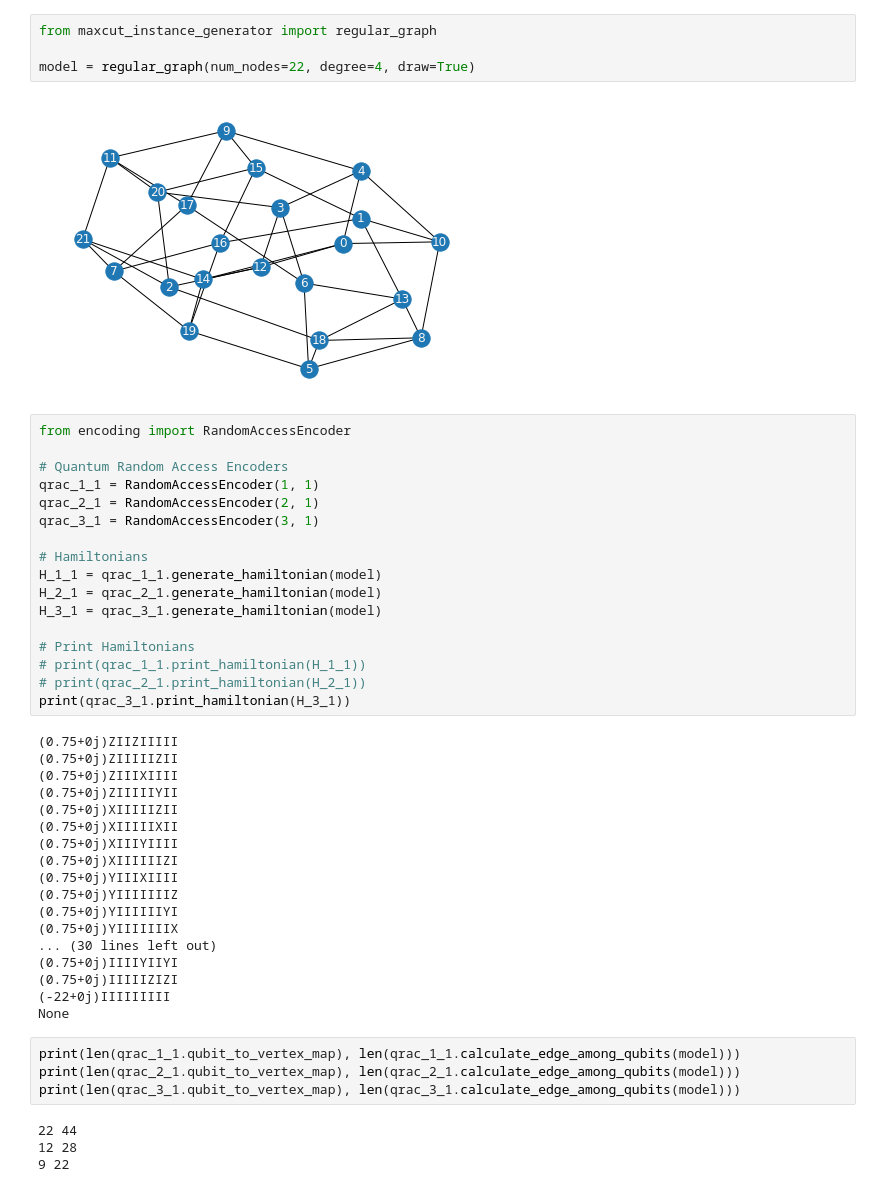
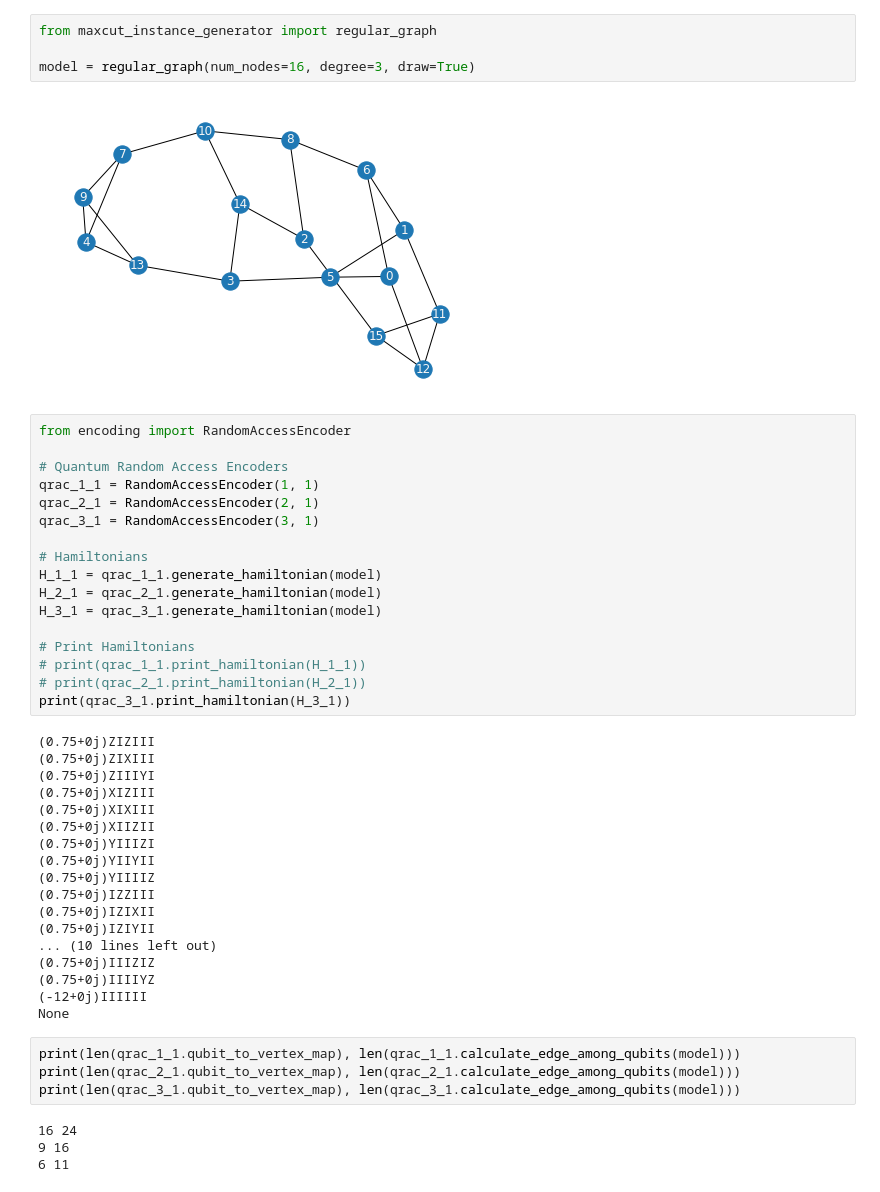
Before and after one commit to terapoon/qrao_experiment, a Jupyter notebook: qulacs/play_ground.ipynb, the cells around one changed output. Drawn from its saved outputs; the diff is of its cells as text.

```diff
--- a/qulacs/play_ground.ipynb
+++ b/qulacs/play_ground.ipynb
@@ -1,9 +1,9 @@
 # %%
 from maxcut_instance_generator import regular_graph
 
-model = regular_graph(num_nodes=22, degree=4, draw=True)
+model = regular_graph(num_nodes=16, degree=3, draw=True)
 # %% [output]
-[figure, old version]
+[figure, new version]
 # %%
 from encoding import RandomAccessEncoder
 
@@ -22,31 +22,31 @@ H_3_1 = qrac_3_1.generate_hamiltonian(model)
 # print(qrac_2_1.print_hamiltonian(H_2_1))
 print(qrac_3_1.print_hamiltonian(H_3_1))
 # %% [output]
-(0.75+0j)ZIIZIIIII
-(0.75+0j)ZIIIIIZII
-(0.75+0j)ZIIIXIIII
-(0.75+0j)ZIIIIIYII
-(0.75+0j)XIIIIIZII
-(0.75+0j)XIIIIIXII
-(0.75+0j)XIIIYIIII
-(0.75+0j)XIIIIIIZI
-(0.75+0j)YIIIXIIII
-(0.75+0j)YIIIIIIIZ
-(0.75+0j)YIIIIIIYI
-(0.75+0j)YIIIIIIIX
-... (30 lines left out)
-(0.75+0j)IIIIYIIYI
-(0.75+0j)IIIIIZIZI
-(-22+0j)IIIIIIIII
+(0.75+0j)ZIZIII
+(0.75+0j)ZIXIII
+(0.75+0j)ZIIIYI
+(0.75+0j)XIZIII
+(0.75+0j)XIXIII
+(0.75+0j)XIIZII
+(0.75+0j)YIIIZI
+(0.75+0j)YIIYII
+(0.75+0j)YIIIIZ
+(0.75+0j)IZZIII
+(0.75+0j)IZIXII
+(0.75+0j)IZIYII
+... (10 lines left out)
+(0.75+0j)IIIZIZ
+(0.75+0j)IIIIYZ
+(-12+0j)IIIIII
 None
 # %%
 print(len(qrac_1_1.qubit_to_vertex_map), len(qrac_1_1.calculate_edge_among_qubits(model)))
 print(len(qrac_2_1.qubit_to_vertex_map), len(qrac_2_1.calculate_edge_among_qubits(model)))
 print(len(qrac_3_1.qubit_to_vertex_map), len(qrac_3_1.calculate_edge_among_qubits(model)))
 # %% [output]
-22 44
-12 28
-9 22
+16 24
+9 16
+6 11
 # %%
 import numpy as np
 from vqe import VQEForQRAO
```
Also changed, not shown: parts of 4 cells of this notebook, 2 other files.
